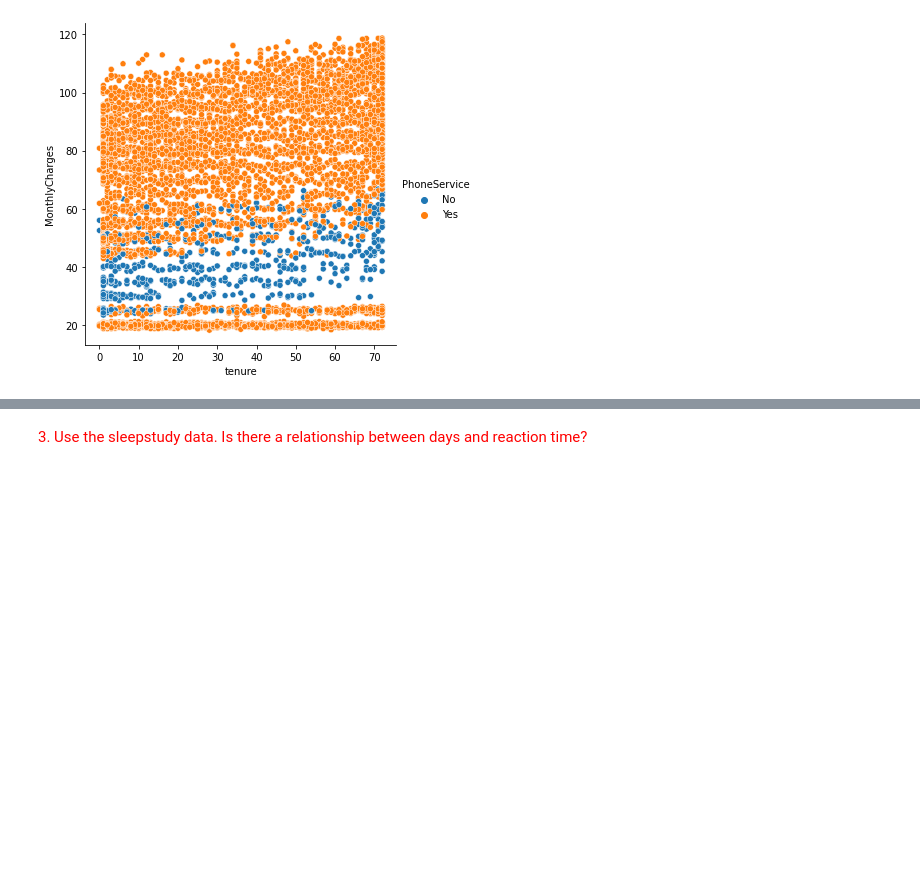
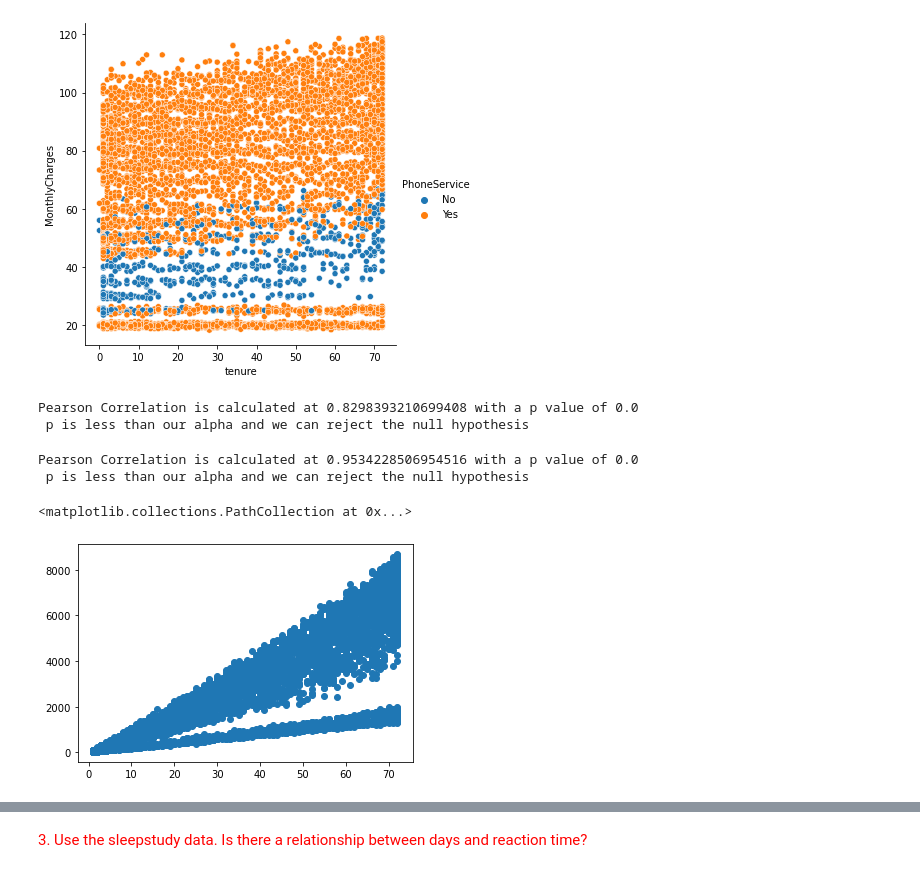
Before and after one commit to barbmarques/statistics-exercises, a Jupyter notebook: hypothesis_testing.ipynb, the cells around one changed output, grey strips where cells are left out. Drawn from its saved outputs; the diff is of its cells as text; code cells hidden in the pictures; blank space fills up the shorter version.

Commit message:
Revisions to Hypothesis Testing Notebook following Correlations walkthrough

```diff
--- a/hypothesis_testing.ipynb
+++ b/hypothesis_testing.ipynb
@@ -314,12 +337,11 @@ telco.head(1)
 # %%
+# in the event of nans:
+# df = df.dropna()
+
 telco.dropna()
 telco
 
+# in the event of empty strings -- not applicable in my dataset
 
-# in the event of nans:
-#. df = df.dropna()
-
-# in the event of empty strings
-
-telco['TotalCharges'] = (telco.TotalCharges + '0').astype(float)
+#telco['TotalCharges'] = (telco['TotalCharges'] + '0').astype(float)
 # %% [output]
@@ -368,0 +396,16 @@ alldata_balance = alldata[(alldata[IBRD] !=0) | (alldata[IMF] !=0)]
+# %%
+telco = telco.dropna()
+
+# in the event of empty strings
+
+#telco['TotalCharges'] = (telco['TotalCharges'] + '0').astype(float)
+
+x = telco.tenure
+y = telco.TotalCharges
+
+r, p = stats.pearsonr(x,y)
+r, p
+
+print(f'Pearson Correlation is calculated at {r:.3f} with a p value of {p:e}')
+if p < 0.05:
+    print('P is below alpha and we can reject our null hypothesis!')
@@ -381,3 +421,7 @@ sns.relplot(x='tenure', y='MonthlyCharges', hue='PhoneService',data=telco)
 # %% [output]
 <seaborn.axisgrid.FacetGrid at 0x...>
 [figure]
+# %%
+x_phone_tenure = telco['tenure'][telco['PhoneService'] =='Yes']
+x_phone_totalcharges = telco['TotalCharges'][telco['PhoneService'] == 'Yes']
+y_phone_monthlycharges = telco['TotalCharges'][telco['PhoneService'] == 'Yes']
@@ -383,0 +432,21 @@ sns.relplot(x='tenure', y='MonthlyCharges', hue='PhoneService',data=telco)
+# %%
+r, p = stats.pearsonr(x_phone_tenure, y_phone_monthlycharges)
+print(f'Pearson Correlation is calculated at {r} with a p value of {p}')
+if p < 0.05:
+    print(f' p is less than our alpha and we can reject the null hypothesis')
+# %% [output]
+Pearson Correlation is calculated at 0.8298393210699408 with a p value of 0.0
+ p is less than our alpha and we can reject the null hypothesis
+# %%
+r, p = stats.pearsonr(x_no_phone_tenure, y_no_phone_monthlycharges)
+print(f'Pearson Correlation is calculated at {r} with a p value of {p}')
+if p < 0.05:
+    print(f' p is less than our alpha and we can reject the null hypothesis')
+# %% [output]
+Pearson Correlation is calculated at 0.9534228506954516 with a p value of 0.0
+ p is less than our alpha and we can reject the null hypothesis
+# %%
+plt.scatter(x_phone_tenure,y_phone_monthlycharges)
+# %% [output]
+<matplotlib.collections.PathCollection at 0x...>
+[figure, added]
```
Also changed, not shown: parts of 45 cells of this notebook.
